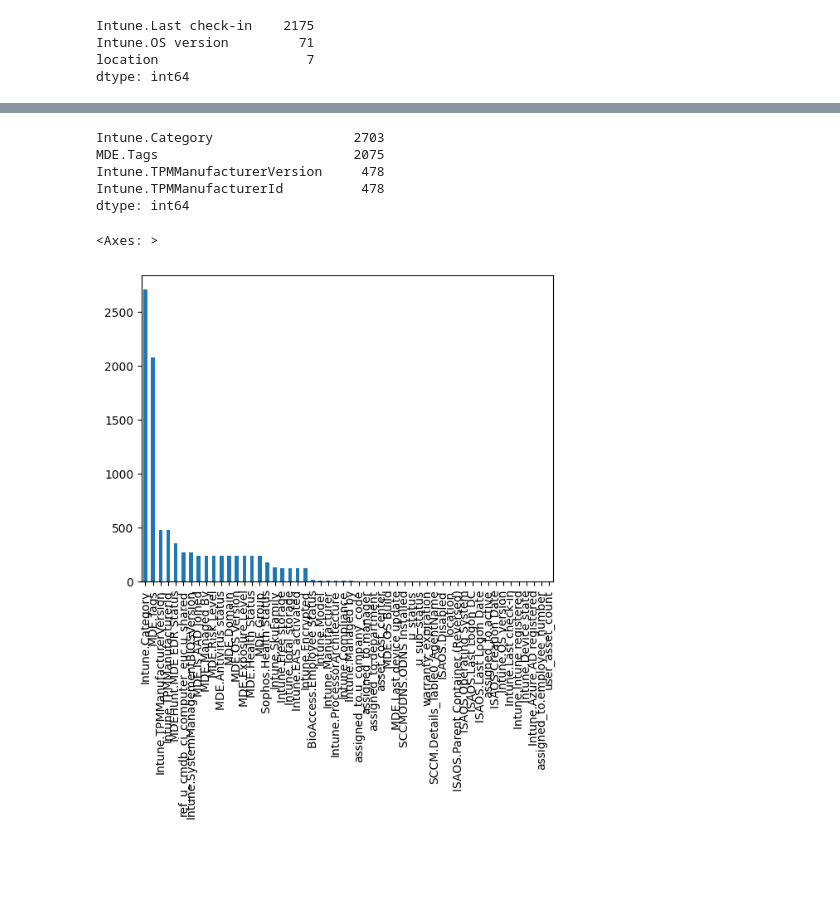
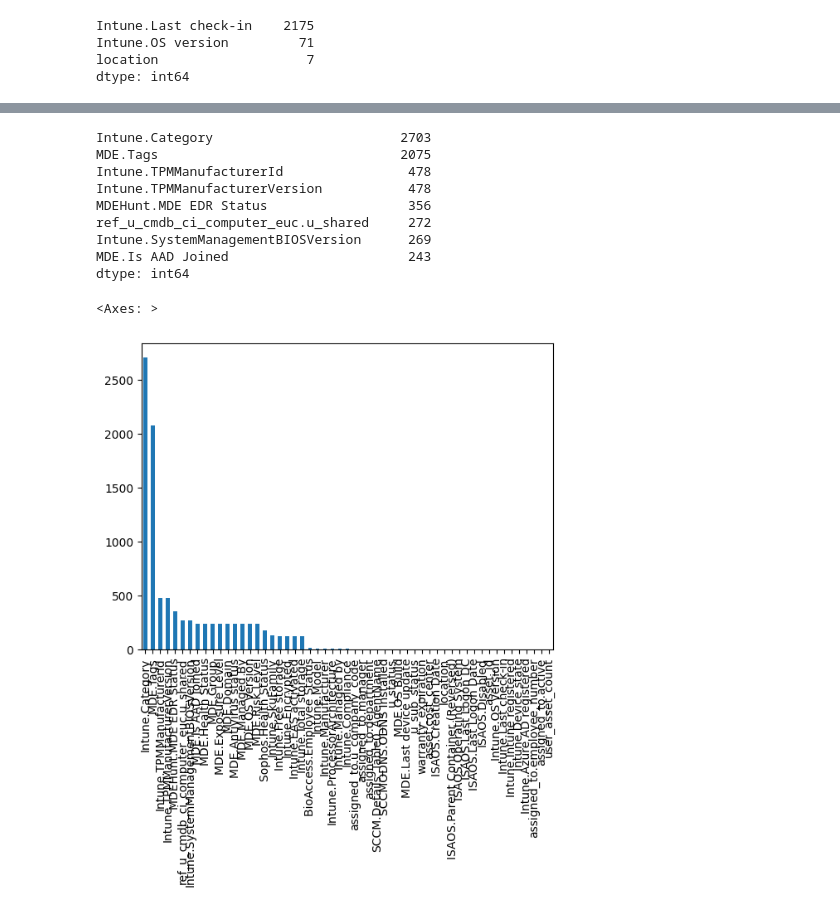
Before and after one commit to JasonSecrestBMX/asset_analysis, a Jupyter notebook: 01-cleanup.ipynb, the cells around one changed output, grey strips where cells are left out. Drawn from its saved outputs; the diff is of its cells as text; code cells hidden in the pictures; blank space fills up the shorter version.

```diff
--- a/01-cleanup.ipynb
+++ b/01-cleanup.ipynb
@@ -12,6 +12,9 @@ pn.extension(comms='vscode')
 [interactive output not drawn]
 # %%
 assets_df = pd.read_csv('data/jordans_asset_dataset_2023_03_06.csv')
-assets_full_df = assets_df.copy()
-assets_df.head()
+# assets_full_df = assets_df.copy()
+assets_df.rename(columns={'asset.u_asset_id':'asset_id'}, inplace=True)
+
+display(f"{len(assets_df)} assets_df rows")
+display(f"{len(assets_df['asset_id'].unique())} assets_df['asset_id'] unique rows")
 # %% [output]
@@ -381,15 +403,19 @@ dtype: int64
 # %%
 def s_count_notlisted(s:pd.Series):
     value_counts = s.value_counts()
     return value_counts.loc[value_counts.index == 'None Listed'].sum()
 
-display(assets_df.apply(s_count_notlisted).sort_values(ascending=False)[:4])
+display(assets_df.apply(s_count_notlisted).sort_values(ascending=False)[:8])
 assets_df.apply(s_count_notlisted).sort_values(ascending=False).plot.bar()
 # %% [output]
-Intune.Category                  2703
-MDE.Tags                         2075
-Intune.TPMManufacturerVersion     478
-Intune.TPMManufacturerId          478
+Intune.Category                        2703
+MDE.Tags                               2075
+Intune.TPMManufacturerId                478
+Intune.TPMManufacturerVersion           478
+MDEHunt.MDE EDR Status                  356
+ref_u_cmdb_ci_computer_euc.u_shared     272
+Intune.SystemManagementBIOSVersion      269
+MDE.Is AAD Joined                       243
 dtype: int64
 <Axes: >
-[figure, old version]
+[figure, new version]
```
Also changed, not shown: parts of 30 cells of this notebook.
